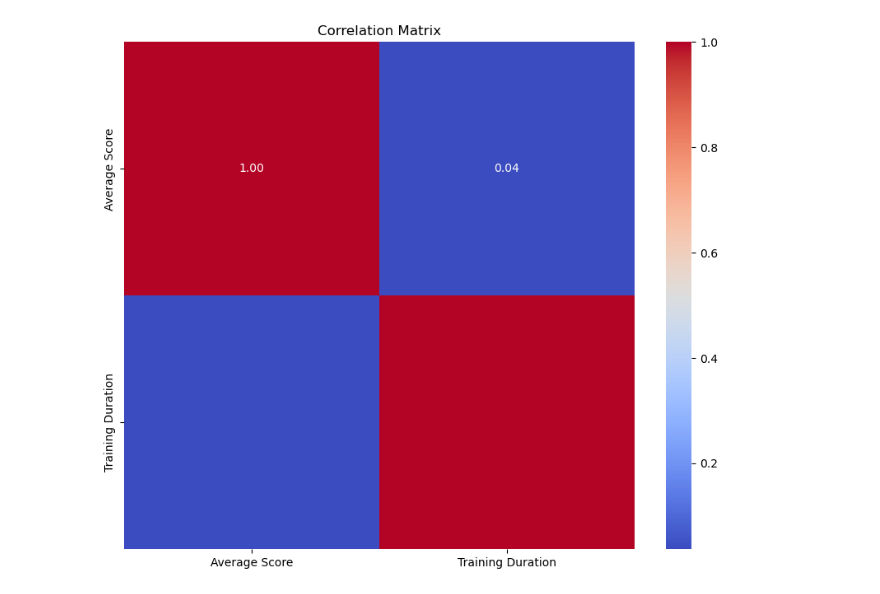
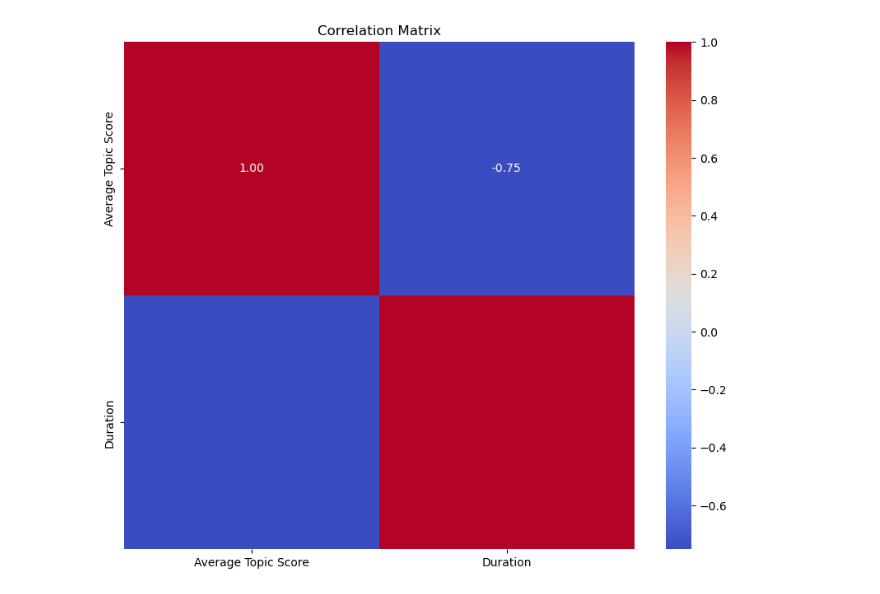
Before and after one commit to bhavs-02/Training_Platform, a Jupyter notebook: DataScience/Model.ipynb, the cells around one changed output. Cells and saved outputs as stored; diff of their text form; code cells hidden in the pictures.

```diff
--- a/DataScience/Model.ipynb
+++ b/DataScience/Model.ipynb
@@ -44 +10,12 @@ plt.show()
+# %%
+# Load the data
+df = pd.read_csv("training_data.csv")
+# %%
+# Convert date and time columns to datetime objects
+df["Training Date"] = pd.to_datetime(df["Training Date"])
+df["Training Start Time"] = pd.to_datetime(df["Training Start Time"])
+df["Training End Time"] = pd.to_datetime(df["Training End Time"])
+
+# Calculate duration
+df["Duration"] = (df["Training End Time"] - df["Training Start Time"]).dt.total_seconds() / 3600
 # %%
@@ -67,10 +85,14 @@ training_schedule = pd.merge(training_schedule, average_scores, left_on='Trainin
 # %%
+# Exclude non-numeric columns
+numeric_df = df.select_dtypes(include=['float64', 'int64'])
 
-# Visualize correlation matrix
+# Create correlation matrix
+correlation_matrix = numeric_df.corr()
+
+# Plot correlation matrix
 plt.figure(figsize=(10, 8))
-correlation_matrix = training_schedule[['Average Score', 'Training Duration']].corr()
-sns.heatmap(correlation_matrix, annot=True, cmap='coolwarm', fmt=".2f")
-plt.title('Correlation Matrix')
+sns.heatmap(correlation_matrix, annot=True, cmap="coolwarm", fmt=".2f")
+plt.title("Correlation Matrix")
 plt.show()
 # %% [output]
-[figure, old version]
+[figure, new version]
```
Also changed, not shown: parts of 24 cells of this notebook, 7 other files.
